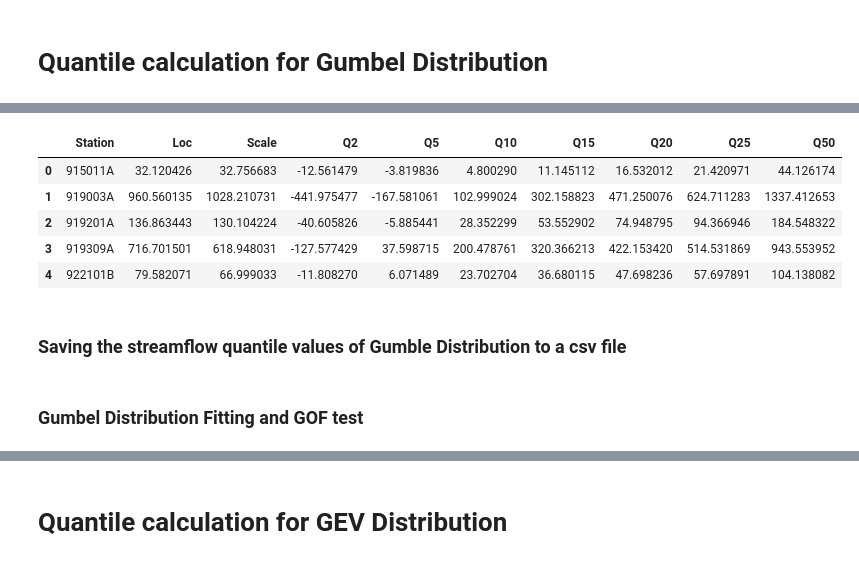
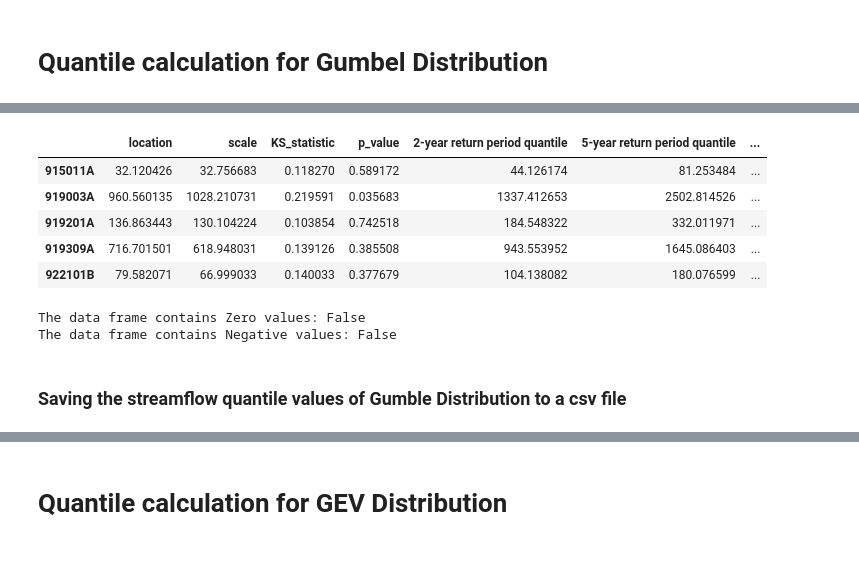
Before and after one commit to Sankalp-2820/Regional-Flood-Frequency-Analysis, a Jupyter notebook: CE6670_Project_Part_1.ipynb, the cells around one changed output, grey strips where cells are left out. Cells and saved outputs as stored; diff of their text form; code cells hidden in the pictures.

```diff
--- a/CE6670_Project_Part_1.ipynb
+++ b/CE6670_Project_Part_1.ipynb
@@ -564,26 +542,2 @@ Number of stations fitting the Log-Pearson Type III distribution within a signif
 # %% [markdown]
 # **Quantile calculation for Gumbel Distribution**
-# %%
-from scipy.stats import gumbel_r
-
-results = []
-
-for name in column_names_array_stationary:
-    loc, scale = gumbel_r.fit(AMS_nonull_stationary[name])
-
-    fitted_distribution = gumbel_r(loc, scale)
-    quantiles = [0.02, 0.05, 0.1, 0.15, 0.2, 0.25, 0.5]
-    flood_values = [fitted_distribution.ppf(q) for q in quantiles]
-
-    station_dict = {
-        'Station': name,
-        'Loc': loc,
-        'Scale': scale
-    }
-
-    for i, quantile in enumerate(quantiles):
-        station_dict[f'Q{int(quantile * 100)}'] = flood_values[i]
-
-    results.append(station_dict)
-
-All_Station_Quantiles_gumbel = pd.DataFrame(results)
@@ -590,15 +592,21 @@ All_Station_Quantiles_gumbel = pd.DataFrame(results)
 # %%
-All_Station_Quantiles_gumbel.head()
+result_df_gumbel.head()
 # %% [output]
-|  | Station | Loc | Scale | Q2 | Q5 | Q10 | Q15 | Q20 | Q25 | Q50 |
-| 0 | 915011A | 32.120426 | 32.756683 | -12.561479 | -3.819836 | 4.800290 | 11.145112 | 16.532012 | 21.420971 | 44.126174 |
-| 1 | 919003A | 960.560135 | 1028.210731 | -441.975477 | -167.581061 | 102.999024 | 302.158823 | 471.250076 | 624.711283 | 1337.412653 |
-| 2 | 919201A | 136.863443 | 130.104224 | -40.605826 | -5.885441 | 28.352299 | 53.552902 | 74.948795 | 94.366946 | 184.548322 |
-| 3 | 919309A | 716.701501 | 618.948031 | -127.577429 | 37.598715 | 200.478761 | 320.366213 | 422.153420 | 514.531869 | 943.553952 |
-| 4 | 922101B | 79.582071 | 66.999033 | -11.808270 | 6.071489 | 23.702704 | 36.680115 | 47.698236 | 57.697891 | 104.138082 |
+|  | location | scale | KS_statistic | p_value | 2-year return period quantile | 5-year return period quantile | ... |
+| 915011A | 32.120426 | 32.756683 | 0.118270 | 0.589172 | 44.126174 | 81.253484 | ... |
+| 919003A | 960.560135 | 1028.210731 | 0.219591 | 0.035683 | 1337.412653 | 2502.814526 | ... |
+| 919201A | 136.863443 | 130.104224 | 0.103854 | 0.742518 | 184.548322 | 332.011971 | ... |
+| 919309A | 716.701501 | 618.948031 | 0.139126 | 0.385508 | 943.553952 | 1645.086403 | ... |
+| 922101B | 79.582071 | 66.999033 | 0.140033 | 0.377679 | 104.138082 | 180.076599 | ... |
+# %%
+zero_values = (result_df_gumbel.iloc[:,5] == 0).any().any()
+negative_values = (result_df_gumbel.iloc[:,5] < 0).any().any()
+print(f"The data frame contains Zero values: {zero_values}")
+print(f"The data frame contains Negative values: {negative_values}")
+# %% [output]
+The data frame contains Zero values: False
+The data frame contains Negative values: False
 # %% [markdown]
 ### Saving the streamflow quantile values of **Gumble Distribution** to a csv file
 # %%
 # All_Station_Quantiles_gumbel.to_csv('streamflow_quantiles.csv')
-# %% [markdown]
-### Gumbel Distribution Fitting and GOF test
```
Also changed, not shown: parts of 34 cells of this notebook.
